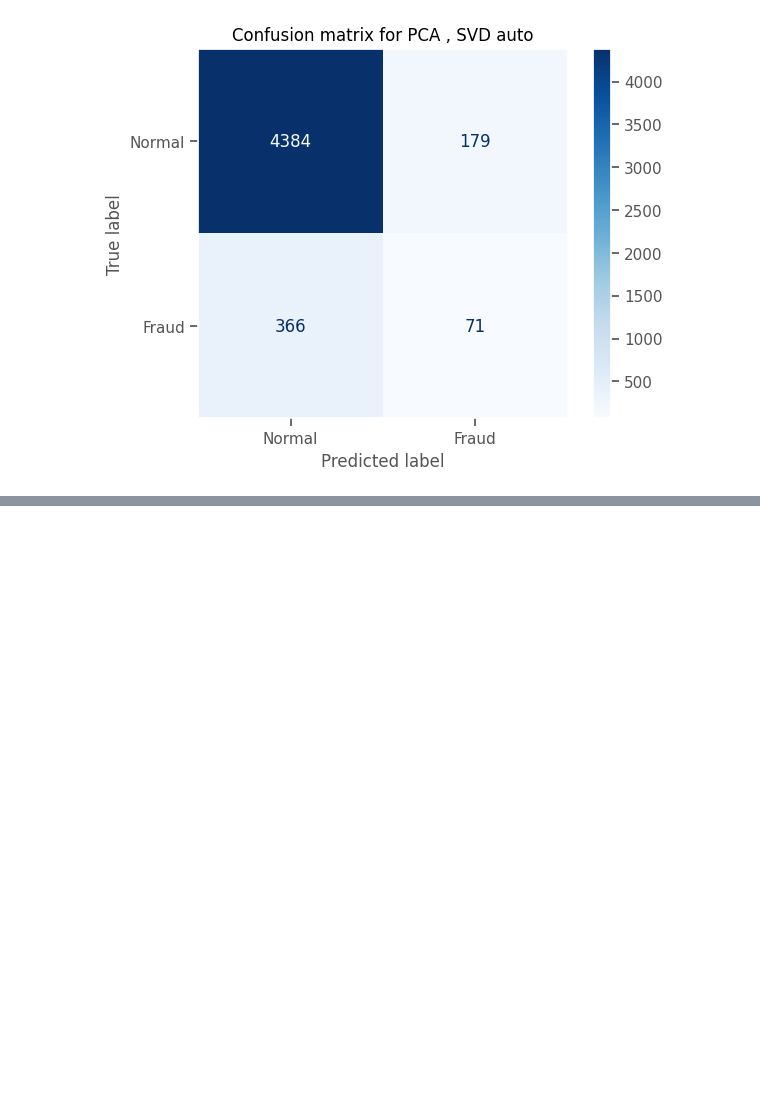
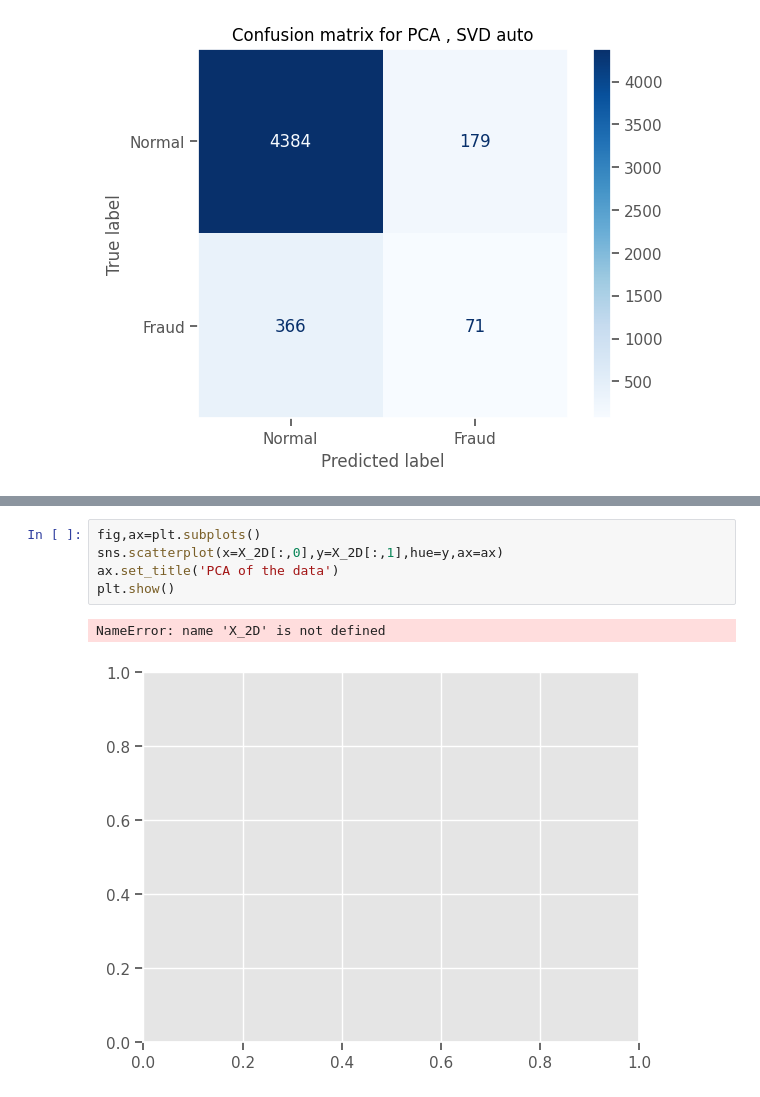
Before and after one commit to Jonkkeyler333/PyOD_ADGE, a Jupyter notebook: notebooks/pca.ipynb, the cells around one changed output, grey strips where cells are left out. Cells and saved outputs as stored; diff of their text form; blank space fills up the shorter version.

```diff
--- a/notebooks/pca.ipynb
+++ b/notebooks/pca.ipynb
@@ -103,0 +136,8 @@ TypeError: slice indices must be integers or None or have an __index__ method
+# %%
+fig,ax=plt.subplots()
+sns.scatterplot(x=X_2D[:,0],y=X_2D[:,1],hue=y,ax=ax)
+ax.set_title('PCA of the data')
+plt.show()
+# %% [output]
+NameError: name 'X_2D' is not defined
+[figure, added]
```
Also changed, not shown: parts of 6 cells of this notebook, 1 other file.
